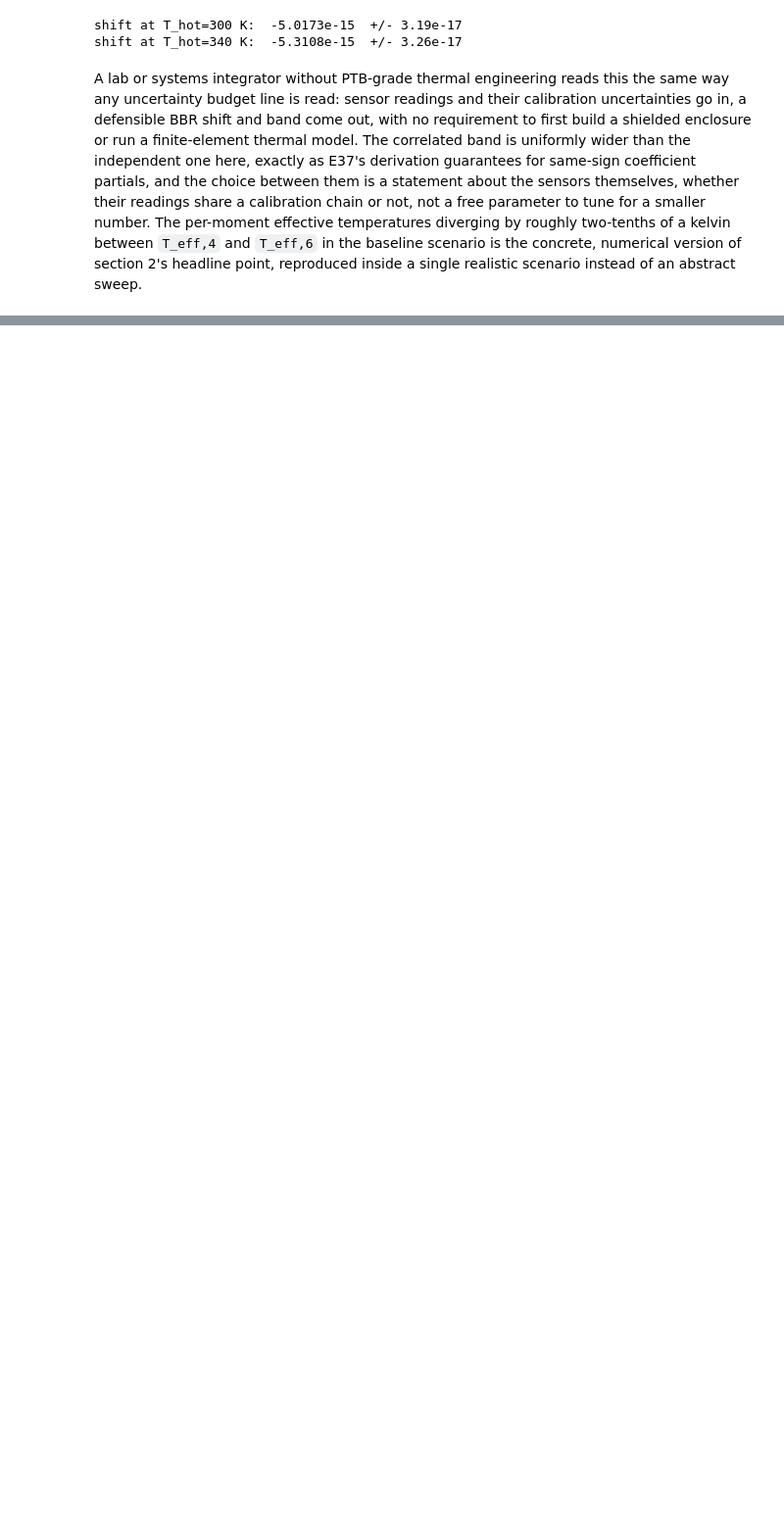
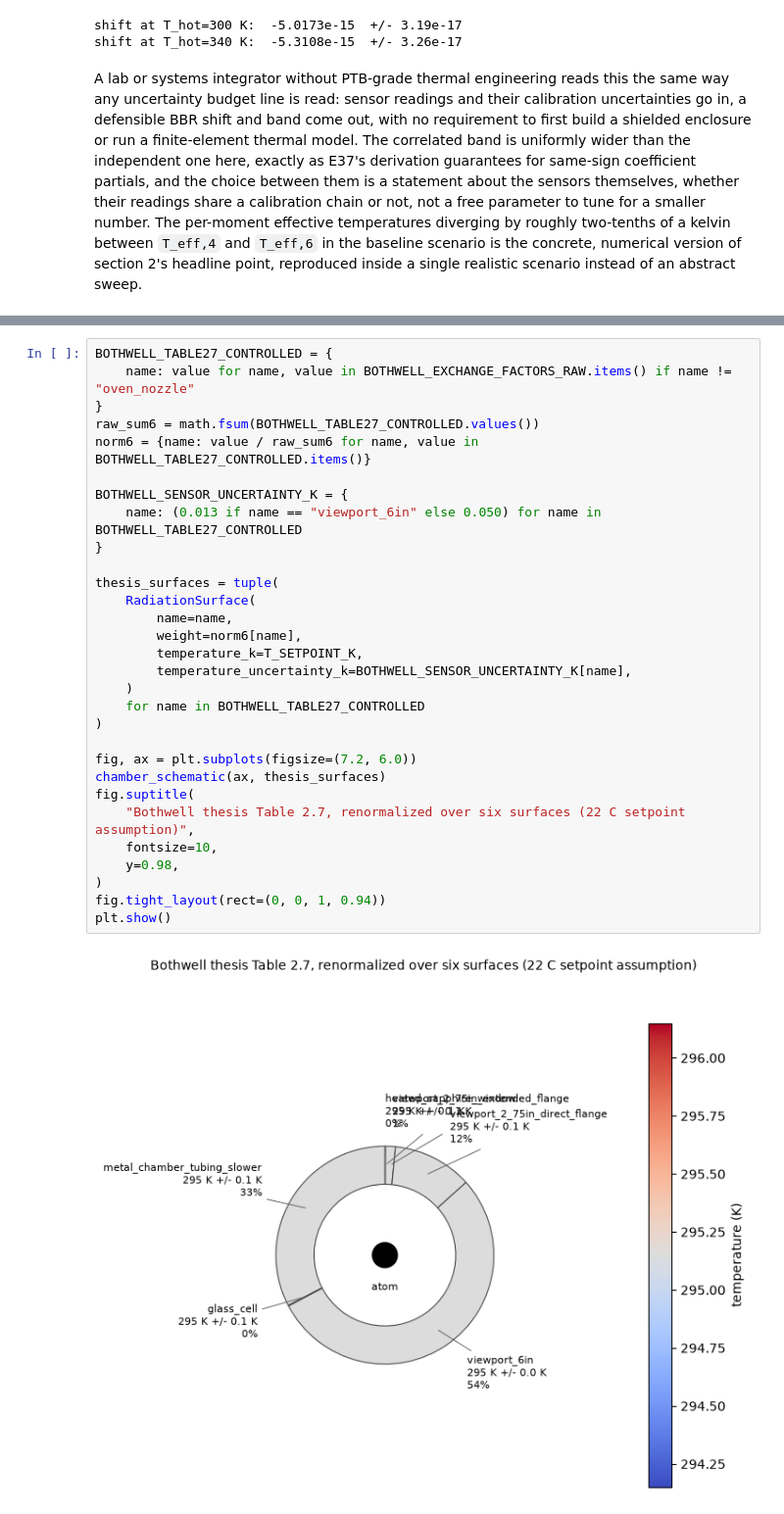
Before and after one commit to velar-mbr/CliffordClock, a Jupyter notebook: notebooks/12_thermal_environment.ipynb, the cells around one changed output, grey strips where cells are left out. Shown at 98% size. Saved outputs shown, nothing was run; the diff lists cells and outputs as text; blank space fills up the shorter version.

```diff
--- a/notebooks/12_thermal_environment.ipynb
+++ b/notebooks/12_thermal_environment.ipynb
@@ -699,0 +877,32 @@ abstract sweep.
+# %%
+BOTHWELL_TABLE27_CONTROLLED = {
+    name: value for name, value in BOTHWELL_EXCHANGE_FACTORS_RAW.items() if name != "oven_nozzle"
+}
+raw_sum6 = math.fsum(BOTHWELL_TABLE27_CONTROLLED.values())
+norm6 = {name: value / raw_sum6 for name, value in BOTHWELL_TABLE27_CONTROLLED.items()}
+
+BOTHWELL_SENSOR_UNCERTAINTY_K = {
+    name: (0.013 if name == "viewport_6in" else 0.050) for name in BOTHWELL_TABLE27_CONTROLLED
+}
+
+thesis_surfaces = tuple(
+    RadiationSurface(
+        name=name,
+        weight=norm6[name],
+        temperature_k=T_SETPOINT_K,
+        temperature_uncertainty_k=BOTHWELL_SENSOR_UNCERTAINTY_K[name],
+    )
+    for name in BOTHWELL_TABLE27_CONTROLLED
+)
+
+fig, ax = plt.subplots(figsize=(7.2, 6.0))
+chamber_schematic(ax, thesis_surfaces)
+fig.suptitle(
+    "Bothwell thesis Table 2.7, renormalized over six surfaces (22 C setpoint assumption)",
+    fontsize=10,
+    y=0.98,
+)
+fig.tight_layout(rect=(0, 0, 1, 0.94))
+plt.show()
+# %% [output]
+[figure, added]
```
Also changed, not shown: parts of 22 cells of this notebook, 1 other file.
